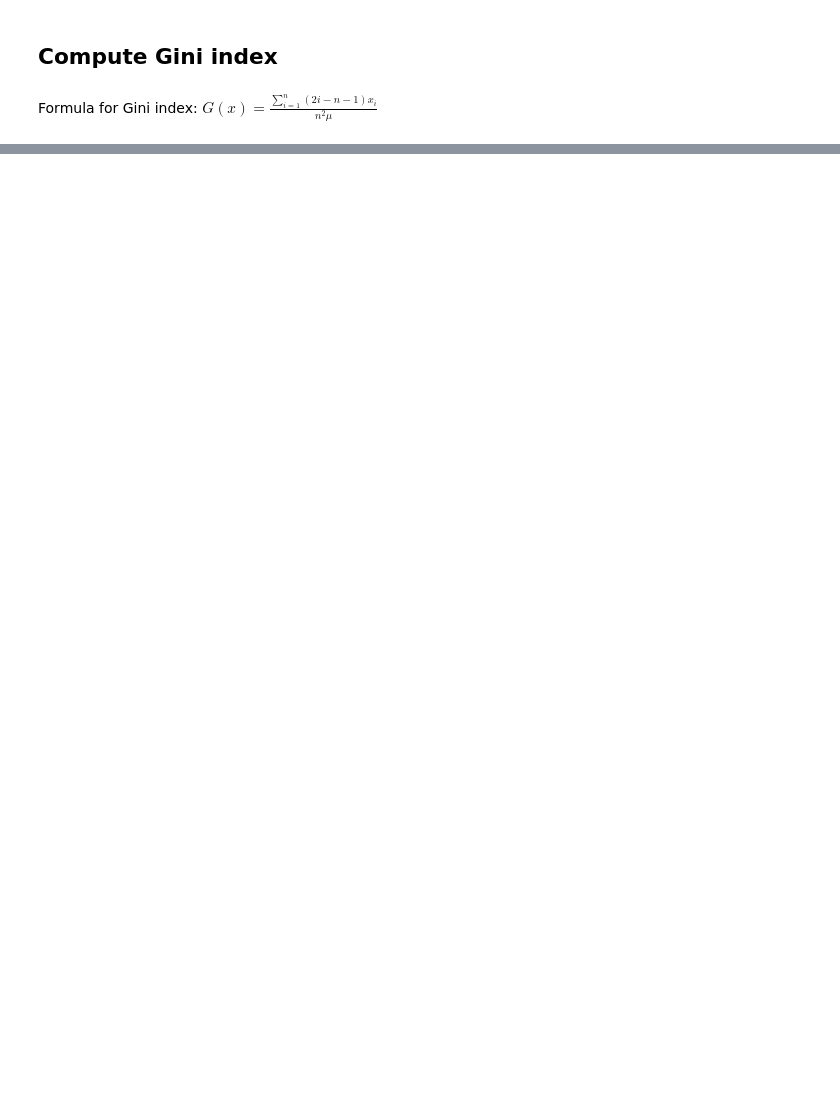
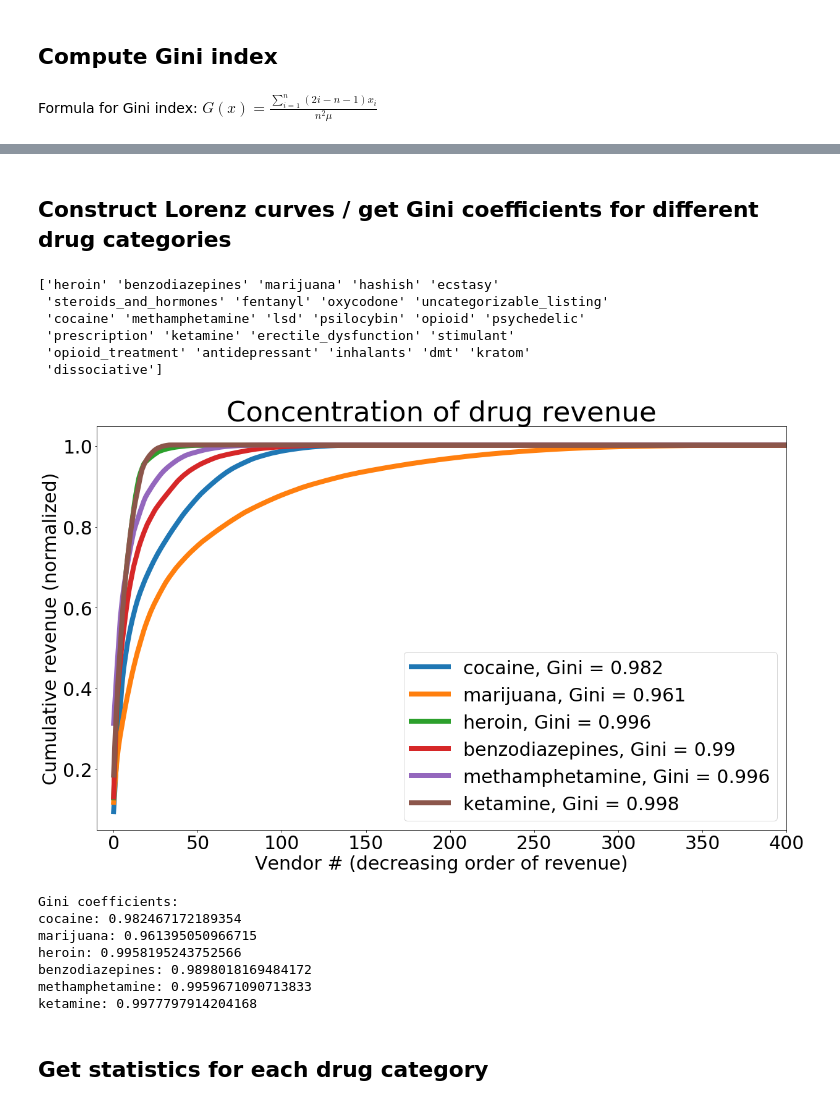
Before and after one commit to Emma-LaRue/DarkWebAnalysis, a Jupyter notebook: RevenueAnalysis.ipynb, the cells around one changed output, grey strips where cells are left out. Drawn from its saved outputs; the diff is of its cells as text; code cells hidden in the pictures; blank space fills up the shorter version.

Commit message:
Updated PriceAnalysis and RevenueAnalysis notebooks to create figures for poster presentation. Also updated drugLookup.py.

```diff
--- a/RevenueAnalysis.ipynb
+++ b/RevenueAnalysis.ipynb
@@ -193,6 +173,0 @@ gini(np.array(cum_sales_ascending))
-# %%
-a = [1,2,3]
-print(range(len(a)))
-# np.sum(a[:6])
-for i in range(len(a)):
-    print(np.sum(a[0:i+1]))
@@ -207,0 +174,2 @@ hello_world
+# %% [markdown]
+## Construct Lorenz curves / get Gini coefficients for different drug categories
@@ -207,0 +276,11 @@ hello_world
+# %%
+print(pd.unique(drug_df['drug_prediction']))
+drug_for_plotting = ['cocaine', 'marijuana', 'heroin', 'benzodiazepines', 'methamphetamine',
+                         'ketamine']
+# %% [output]
+['heroin' 'benzodiazepines' 'marijuana' 'hashish' 'ecstasy'
+ 'steroids_and_hormones' 'fentanyl' 'oxycodone' 'uncategorizable_listing'
+ 'cocaine' 'methamphetamine' 'lsd' 'psilocybin' 'opioid' 'psychedelic'
+ 'prescription' 'ketamine' 'erectile_dysfunction' 'stimulant'
+ 'opioid_treatment' 'antidepressant' 'inhalants' 'dmt' 'kratom'
+ 'dissociative']
@@ -207,0 +289,13 @@ hello_world
+# %%
+getConcentrationStats(a)
+# %% [output]
+[figure, added]
+Gini coefficients:
+cocaine: 0.982467172189354
+marijuana: 0.961395050966715
+heroin: 0.9958195243752566
+benzodiazepines: 0.9898018169484172
+methamphetamine: 0.9959671090713833
+ketamine: 0.9977797914204168
+# %% [markdown]
+## Get statistics for each drug category
```
Also changed, not shown: parts of 21 cells of this notebook, 5 other files.
